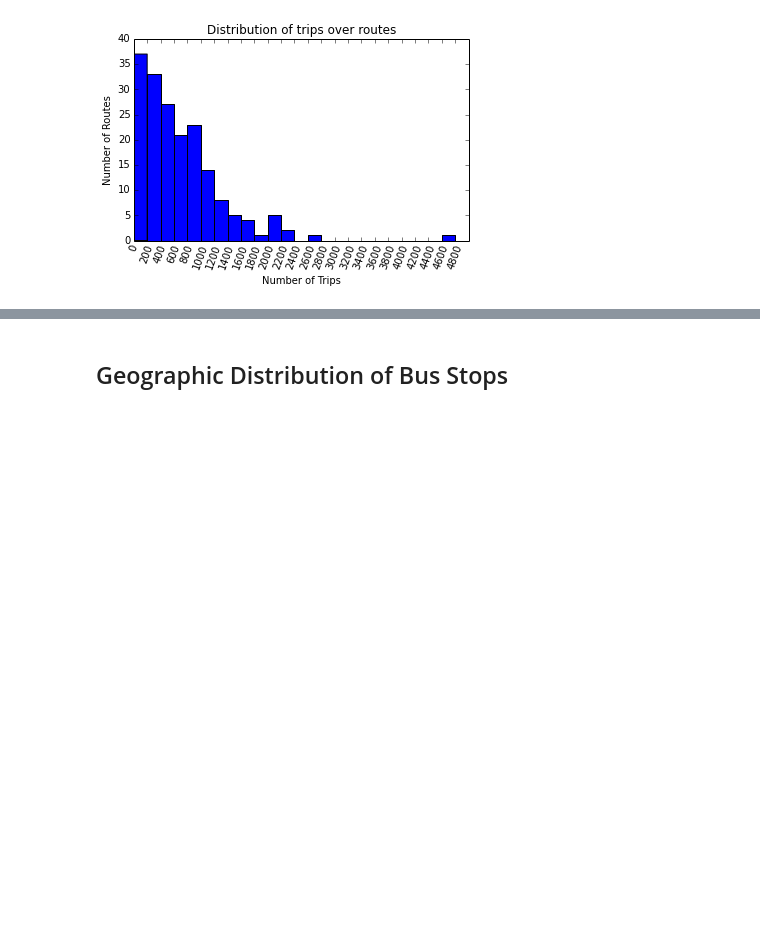
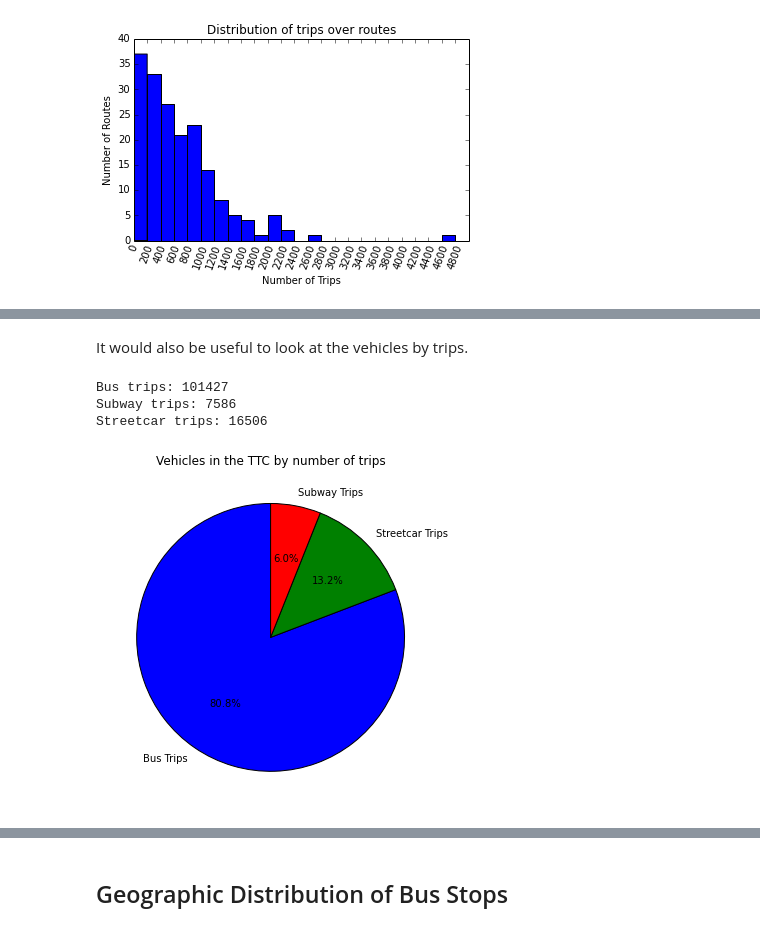
Before and after one commit to ericye16/TTC-Report, a Jupyter notebook: Data Summative.ipynb, the cells around one changed output, grey strips where cells are left out. Cells and saved outputs as stored; diff of their text form; code cells hidden in the pictures; blank space fills up the shorter version.

```diff
--- a/Data Summative.ipynb
+++ b/Data Summative.ipynb
@@ -170,0 +226,30 @@ plt.subplots_adjust(bottom=0.2)
+# %% [markdown]
+It would also be useful to look at the vehicles by trips.
+# %%
+subways_trips = 0
+buses_trips = 0
+streetcars_trips = 0
+
+trips_map = dict(trips_freq)
+for route in routes_list:
+    route_type = routes_list[route].route_type
+    route_name = routes_list[route].route_short_name
+    if route_type == TYPE_SUBWAY:
+        subways_trips += trips_map[route_name]
+    elif route_type == TYPE_BUS:
+        buses_trips += trips_map[route_name]
+    elif route_type == TYPE_STREETCAR:
+        streetcars_trips += trips_map[route_name]
+print("Bus trips: %s" % buses_trips)
+print("Subway trips: %s" % subways_trips)
+print("Streetcar trips: %s" % streetcars_trips)
+plt.figure(figsize=(6,6))
+p = plt.pie((buses_trips, streetcars_trips, subways_trips), labels=("Bus Trips", "Streetcar Trips",
+                                                                    "Subway Trips"),
+            startangle=90, autopct="%1.1f%%")
+t = plt.title("Vehicles in the TTC by number of trips")
+# %% [output]
+Bus trips: 101427
+Subway trips: 7586
+Streetcar trips: 16506
+[figure, added]
```
Also changed, not shown: parts of 21 cells of this notebook, 1 other file.
